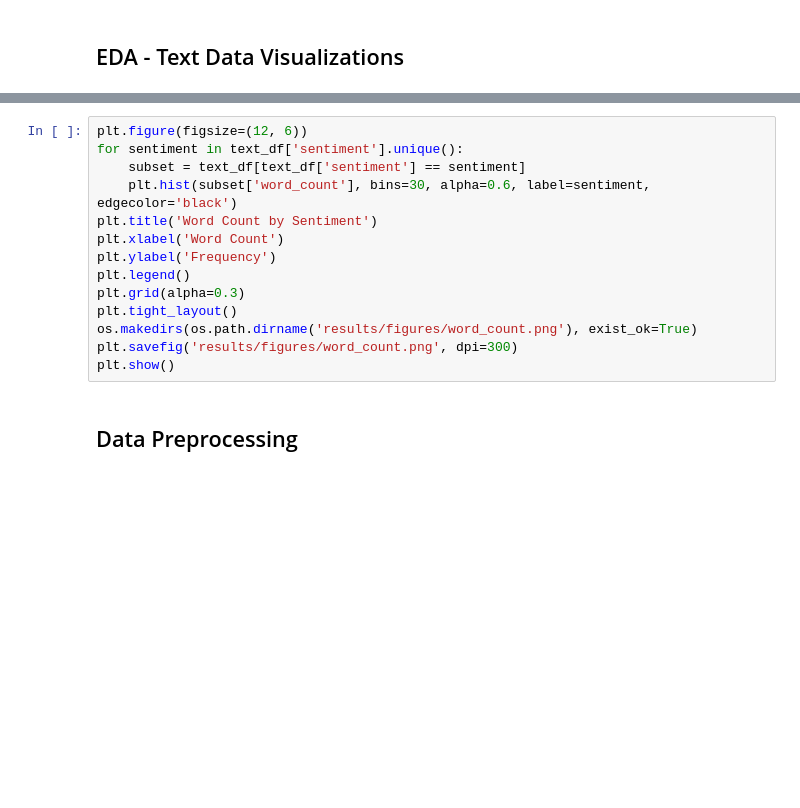
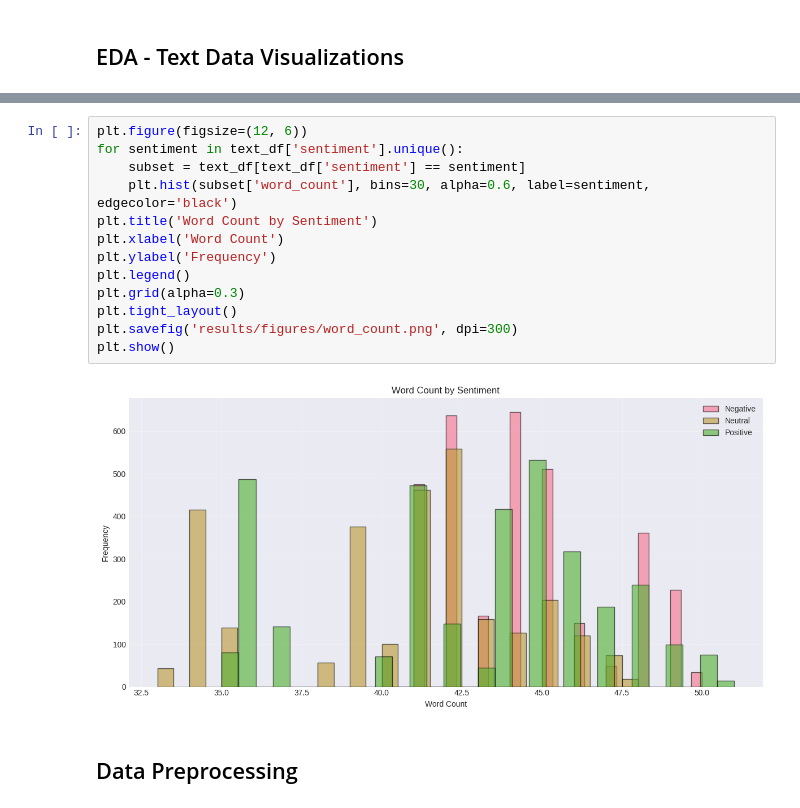
Before and after one commit to durga79/environment-ml_project, a Jupyter notebook: notebooks/01_data_collection_preprocessing.ipynb, the cells around one changed output, grey strips where cells are left out. Saved outputs shown, nothing was run; the diff lists cells and outputs as text; blank space fills up the shorter version.

```diff
--- a/notebooks/01_data_collection_preprocessing.ipynb
+++ b/notebooks/01_data_collection_preprocessing.ipynb
@@ -276,17 +309,18 @@ plt.show()
 # %%
 plt.figure(figsize=(12, 6))
 for sentiment in text_df['sentiment'].unique():
     subset = text_df[text_df['sentiment'] == sentiment]
     plt.hist(subset['word_count'], bins=30, alpha=0.6, label=sentiment, edgecolor='black')
 plt.title('Word Count by Sentiment')
 plt.xlabel('Word Count')
 plt.ylabel('Frequency')
 plt.legend()
 plt.grid(alpha=0.3)
 plt.tight_layout()
-os.makedirs(os.path.dirname('results/figures/word_count.png'), exist_ok=True)
 plt.savefig('results/figures/word_count.png', dpi=300)
 plt.show()
+# %% [output]
+[figure, added]
 # %% [markdown]
 ## Data Preprocessing
 # %%
```
Also changed, not shown: parts of 13 cells of this notebook, 59 other files.
